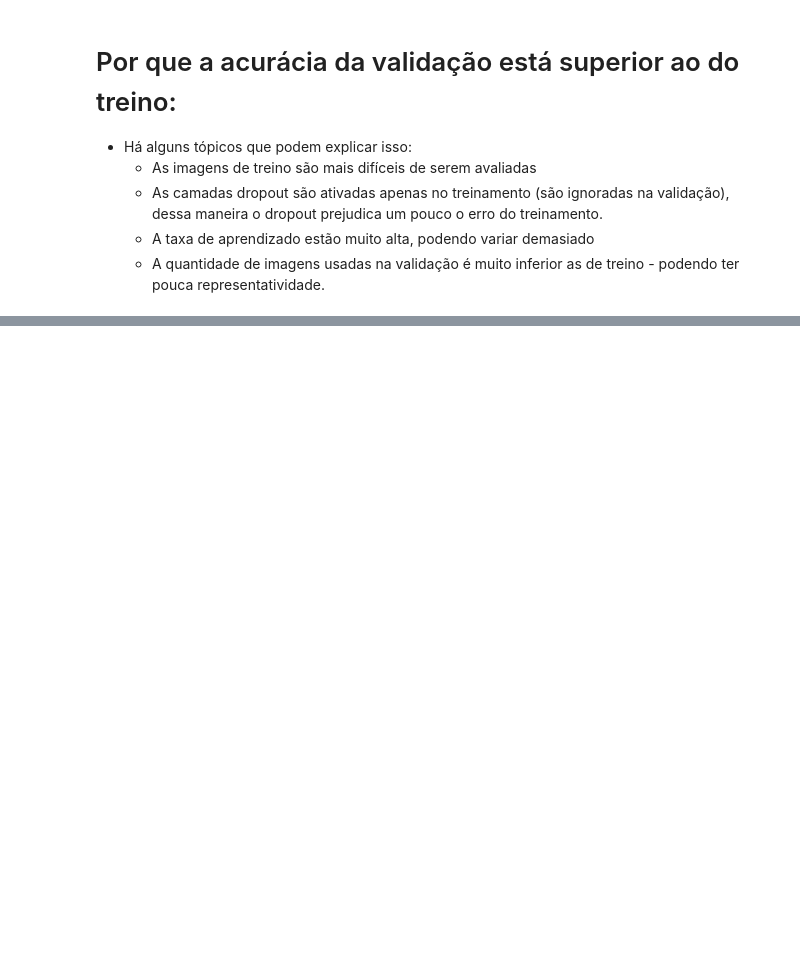
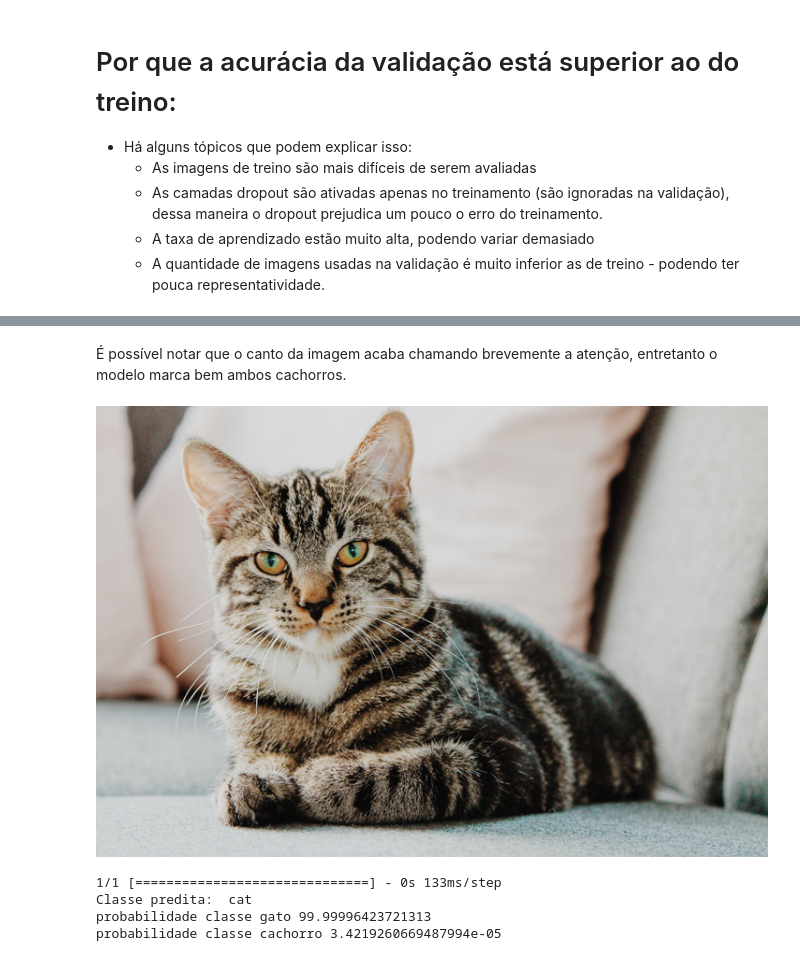
Before and after one commit to Haller-x/Catto_or_doggo, a Jupyter notebook: build_model.ipynb, the cells around one changed output, grey strips where cells are left out. Drawn from its saved outputs; the diff is of its cells as text; code cells hidden in the pictures; blank space fills up the shorter version.

```diff
--- a/cats_vs_dogs_stable2.ipynb
+++ b/build_model.ipynb
@@ -832,0 +841,23 @@ save_and_display_gradcam(img_path, heatmap)
+# %% [markdown]
+É possível notar que o canto da imagem acaba chamando brevemente a atenção, entretanto o modelo marca bem ambos cachorros.
+# %%
+img_path = keras.utils.get_file(origin='https://www.dicaspetz.com.br/wp-content/uploads/2019/04/quantos-anos-vive-um-gato.jpg',
+                     fname='cat_sample.jpg'
+)
+
+display(display_image(img_path))
+
+# preparando imagem
+img_array = preprocess_input(get_img_array(img_path, size=(300,300)))
+
+# predição
+pred = model.predict(img_array)
+print('Classe predita: ',dict_classes[np.argmax(pred)])
+print('probabilidade classe gato',pred[0][0] * 100)
+print('probabilidade classe cachorro',pred[0][1] * 100)
+# %% [output]
+[figure, added]
+1/1 [==============================] - 0s 133ms/step
+Classe predita:  cat
+probabilidade classe gato 99.99996423721313
+probabilidade classe cachorro 3.4219260669487994e-05
```
Also changed, not shown: parts of 43 cells of this notebook, 1 other file.
